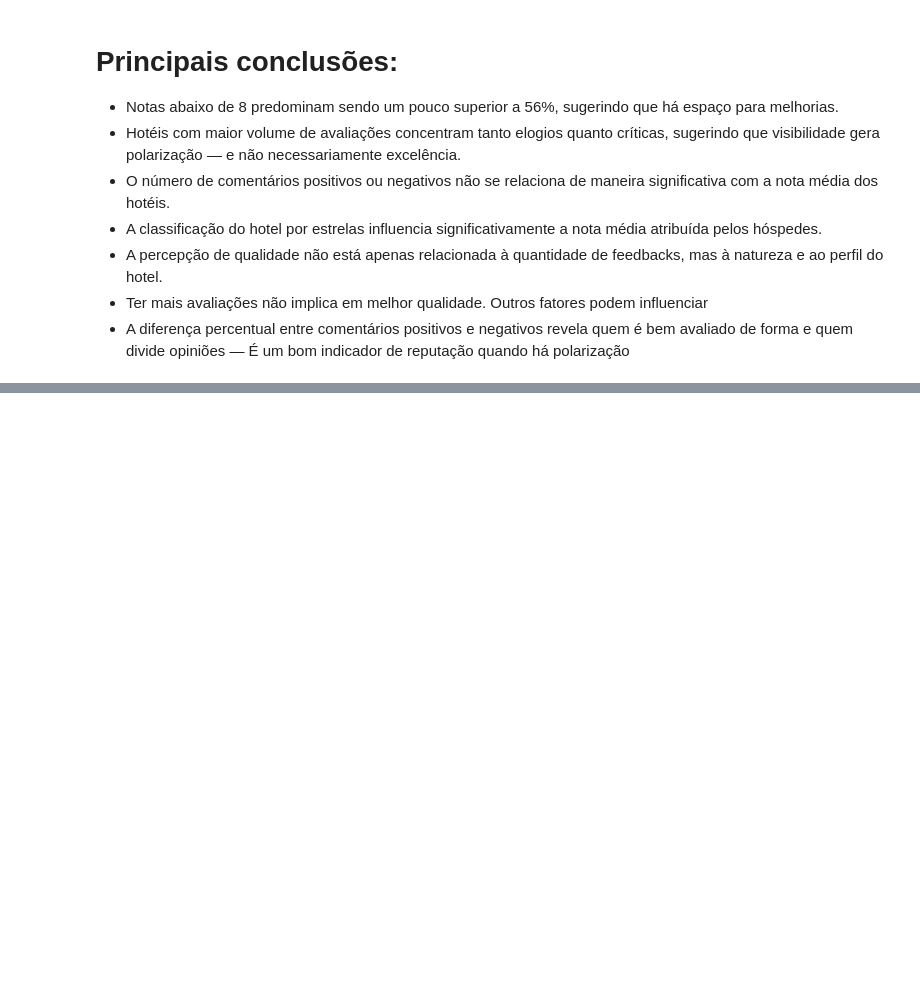
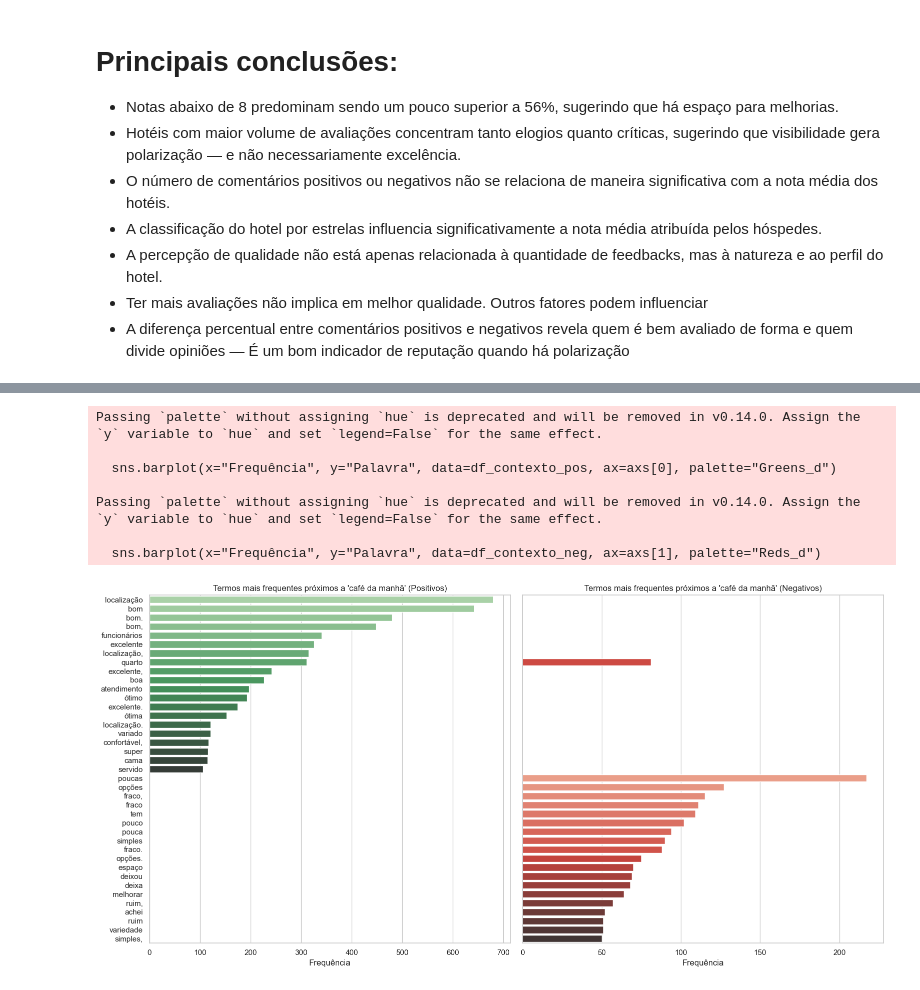
Before and after one commit to vicent777/tcc, a Jupyter notebook: espacializacao_hoteis/analise_exploratoria.ipynb, the cells around one changed output, grey strips where cells are left out. Saved outputs shown, nothing was run; the diff lists cells and outputs as text; code cells hidden in the pictures; blank space fills up the shorter version.

```diff
--- a/espacializacao_hoteis/analise_exploratoria.ipynb
+++ b/espacializacao_hoteis/analise_exploratoria.ipynb
@@ -352,0 +431,49 @@ plt.show()
+# %%
+# Função para encontrar contexto ao redor da expressão "café da manhã"
+def extrair_contexto_limpo(frases, janela=3):
+    contexto = []
+    for frase in frases:
+        frase = str(frase).lower()
+        tokens = frase.split()
+        for i in range(len(tokens)):
+            if tokens[i] == "café" and i + 2 < len(tokens) and tokens[i+1] == "da" and tokens[i+2] == "manhã":
+                inicio = max(i - janela, 0)
+                fim = min(i + 3 + janela, len(tokens))
+                palavras_contexto = tokens[inicio:i] + tokens[i+3:fim]
+                palavras_contexto = [p for p in palavras_contexto if p not in stop_words]
+                contexto.extend(palavras_contexto)
+    return Counter(contexto).most_common(20)
+
+# Aplicar análise de contexto nos comentários positivos e negativos
+contexto_pos = extrair_contexto_limpo(positivo, janela=3)
+contexto_neg = extrair_contexto_limpo(negativo, janela=3)
+# %%
+df_contexto_pos = pd.DataFrame(contexto_pos, columns=["Palavra", "Frequência"])
+df_contexto_neg = pd.DataFrame(contexto_neg, columns=["Palavra", "Frequência"])
+
+# Visualização lado a lado
+fig, axs = plt.subplots(1, 2, figsize=(16, 8), sharey=True)
+
+# Positivo
+sns.barplot(x="Frequência", y="Palavra", data=df_contexto_pos, ax=axs[0], palette="Greens_d")
+axs[0].set_title("Termos mais frequentes próximos a 'café da manhã' (Positivos)")
+axs[0].set_xlabel("Frequência")
+axs[0].set_ylabel("")
+
+# Negativo
+sns.barplot(x="Frequência", y="Palavra", data=df_contexto_neg, ax=axs[1], palette="Reds_d")
+axs[1].set_title("Termos mais frequentes próximos a 'café da manhã' (Negativos)")
+axs[1].set_xlabel("Frequência")
+axs[1].set_ylabel("")
+
+plt.tight_layout()
+plt.show()
+# %% [output]
+Passing `palette` without assigning `hue` is deprecated and will be removed in v0.14.0. Assign the `y` variable to `hue` and set `legend=False` for the same effect.
+
+  sns.barplot(x="Frequência", y="Palavra", data=df_contexto_pos, ax=axs[0], palette="Greens_d")
+
+Passing `palette` without assigning `hue` is deprecated and will be removed in v0.14.0. Assign the `y` variable to `hue` and set `legend=False` for the same effect.
+
+  sns.barplot(x="Frequência", y="Palavra", data=df_contexto_neg, ax=axs[1], palette="Reds_d")
+[figure, added]
```
Also changed, not shown: parts of 17 cells of this notebook.
